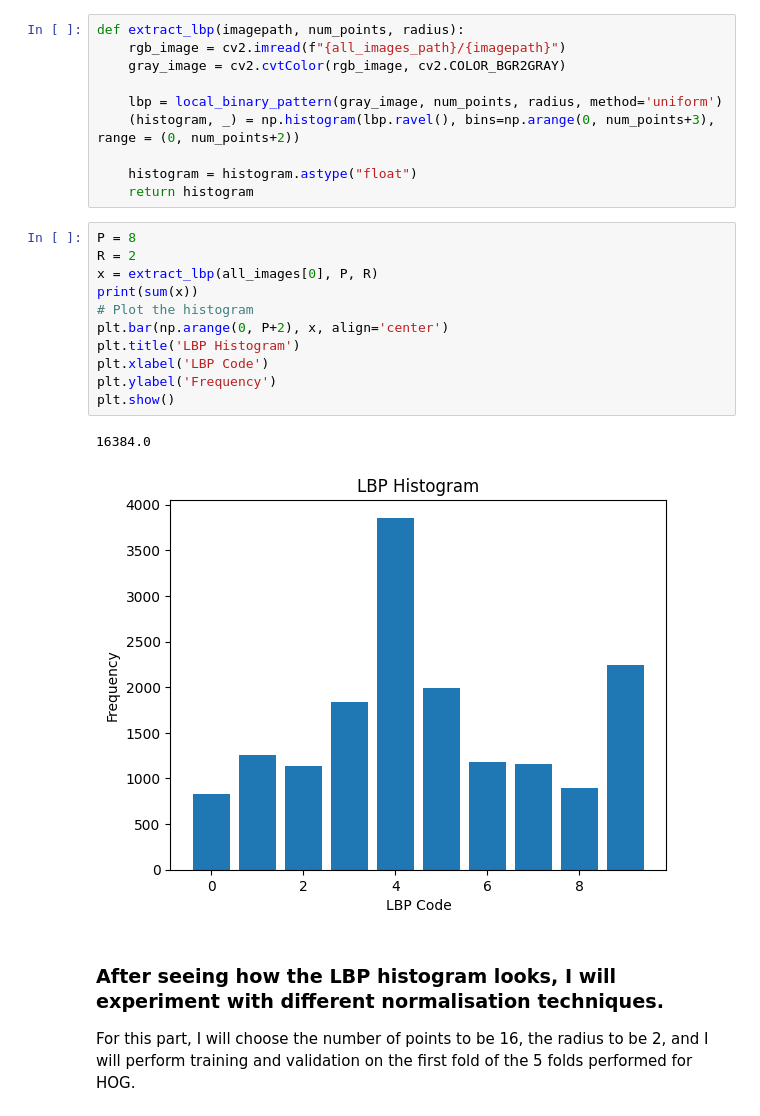
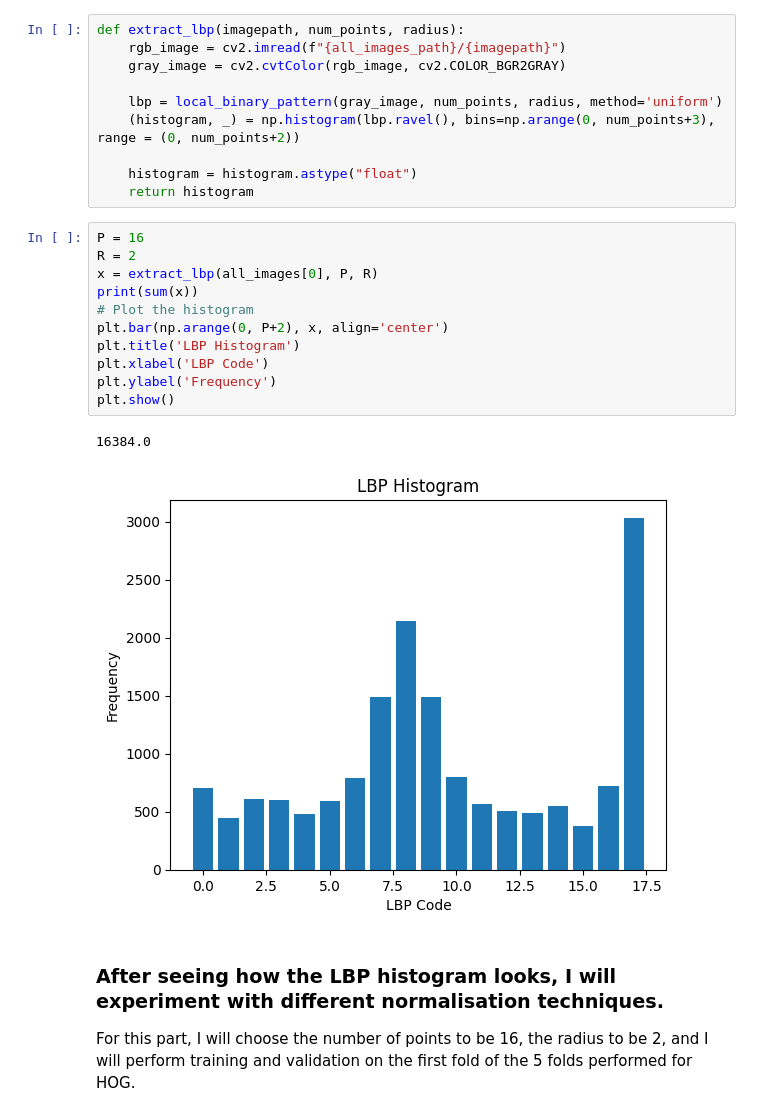
Before and after one commit to AndreiLucianRadulescu/Individual-Project, a Jupyter notebook: src/linear_classifiers_lbp.ipynb, the cells around one changed output. Cells and saved outputs as stored; diff of their text form.

```diff
--- a/src/linear_classifiers_lbp.ipynb
+++ b/src/linear_classifiers_lbp.ipynb
@@ -28,19 +28,19 @@ def extract_lbp(imagepath, num_points, radius):
     histogram = histogram.astype("float")
     return histogram
 # %%
-P = 8
+P = 16
 R = 2
 x = extract_lbp(all_images[0], P, R)
 print(sum(x))
 # Plot the histogram
 plt.bar(np.arange(0, P+2), x, align='center')
 plt.title('LBP Histogram')
 plt.xlabel('LBP Code')
 plt.ylabel('Frequency')
 plt.show()
 # %% [output]
 16384.0
-[figure, old version]
+[figure, new version]
 # %% [markdown]
 ### After seeing how the LBP histogram looks, I will experiment with different normalisation techniques.
 For this part, I will choose the number of points to be 16, the radius to be 2, and I will perform training and validation on the first fold of the 5 folds performed for HOG.
```
Also changed, not shown: parts of 1 cell of this notebook, 3 other files.
